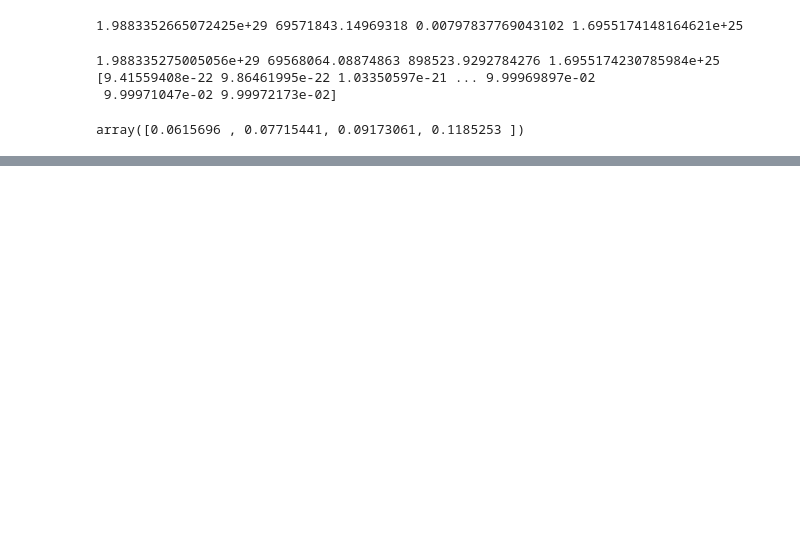
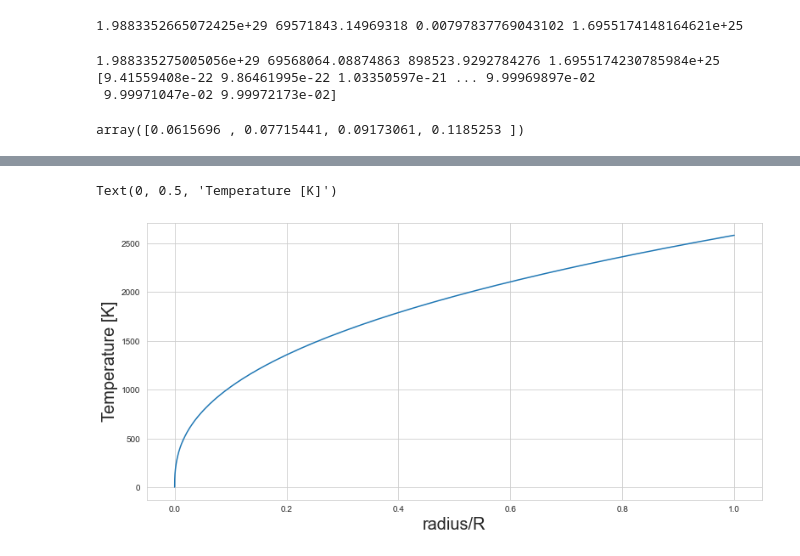
Before and after one commit to AriAtari/AST_Final_Project, a Jupyter notebook: Computational_Project_3.ipynb, the cells around one changed output, grey strips where cells are left out. Drawn from its saved outputs; the diff is of its cells as text; code cells hidden in the pictures; blank space fills up the shorter version.

```diff
--- a/Computational_Project_3.ipynb
+++ b/Computational_Project_3.ipynb
@@ -88,0 +110,20 @@ Text(3.4471580313422194, -2.418600928624722, '0.1')
+# %%
+M = 0.3
+R = Radii[-1]
+m,r,p,l = integrate(M,R,delta_m,eta,xi,comp,max_steps=10000,pp_factor=1.0)
+z = [m,r,p]
+Z = [1,2,7]
+A = [1,4,14]
+X = [.706,.275,.019]
+comp = [Z,A,X]
+mu = mean_molecular_weight(Z,A,X)
+P_c,rho_c,T_c = central_thermal(M,R,mu)
+rho, T = get_rho_and_T(z[1],P_c,rho_c,T_c)
+# %%
+plt.figure(figsize = (13,6))
+plt.plot(r/r[-1],T)
+plt.xlabel('radius/R',size = 20)
+plt.ylabel('Temperature [K]',size = 20)
+# %% [output]
+Text(0, 0.5, 'Temperature [K]')
+[figure, added]
```
Also changed, not shown: parts of 13 cells of this notebook, 1 other file.
